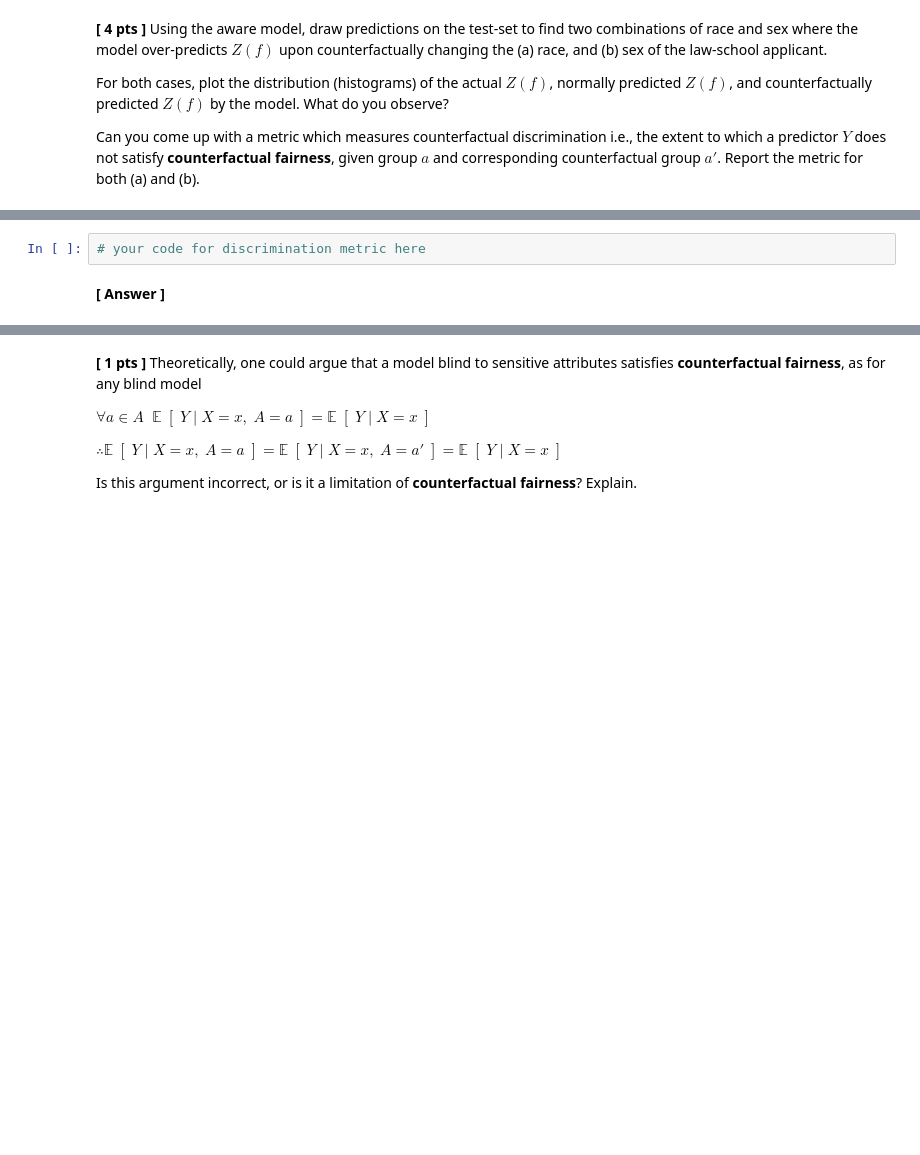
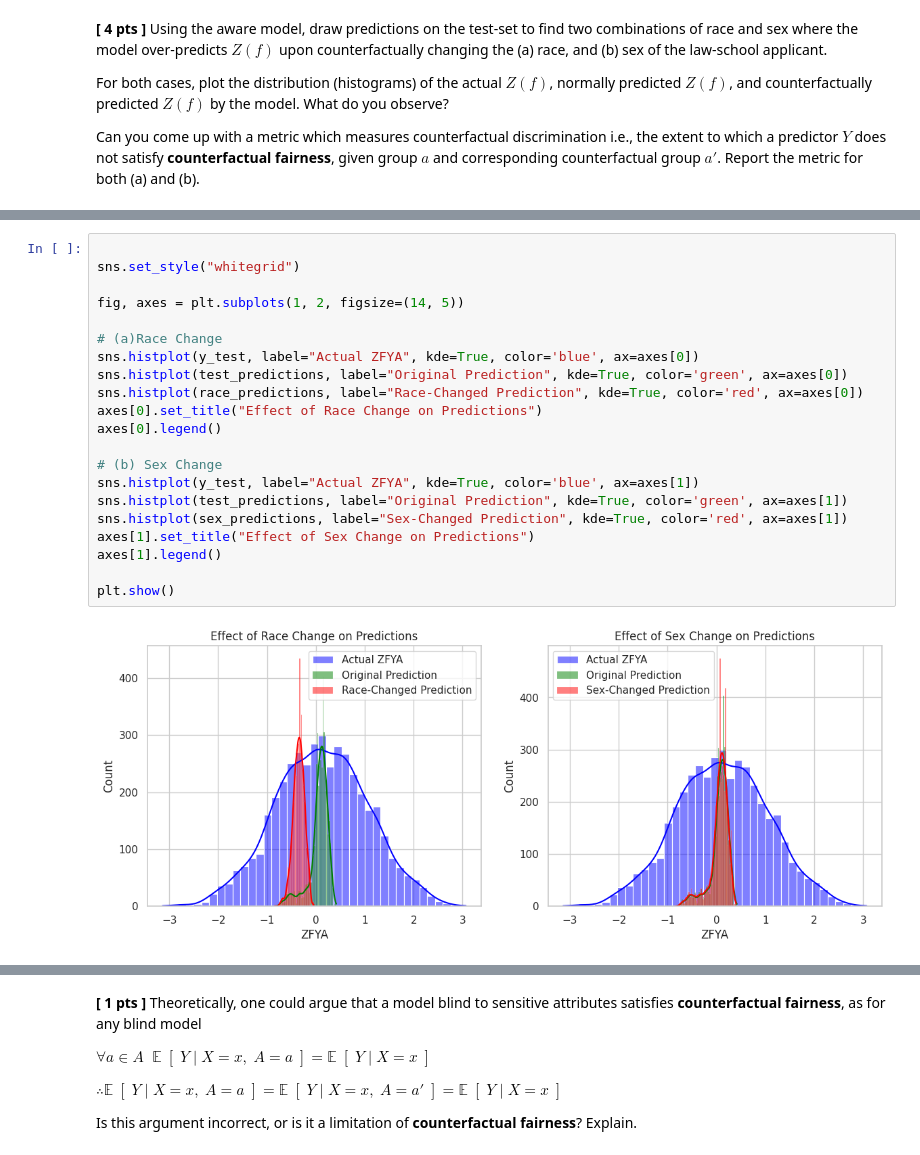
Before and after one commit to ferolaa/FATE, a Jupyter notebook: Lab II - Algorithmic Fairness/Notebook/L2_Algorithmic_Fairness_I_Regression.ipynb, the cells around one changed output, grey strips where cells are left out. Cells and saved outputs as stored; diff of their text form; blank space fills up the shorter version.

```diff
--- a/Lab II - Algorithmic Fairness/Notebook/L2_Algorithmic_Fairness_I_Regression.ipynb
+++ b/Lab II - Algorithmic Fairness/Notebook/L2_Algorithmic_Fairness_I_Regression.ipynb
@@ -576,4 +594,23 @@ test_predictions = models["aware_model"].predict(X_test)
-# %%
-# your code for discrimination metric here
-# %% [markdown]
-**[ Answer ]**
+# %%
+
+sns.set_style("whitegrid")
+
+fig, axes = plt.subplots(1, 2, figsize=(14, 5))
+
+# (a)Race Change
+sns.histplot(y_test, label="Actual ZFYA", kde=True, color='blue', ax=axes[0])
+sns.histplot(test_predictions, label="Original Prediction", kde=True, color='green', ax=axes[0])
+sns.histplot(race_predictions, label="Race-Changed Prediction", kde=True, color='red', ax=axes[0])
+axes[0].set_title("Effect of Race Change on Predictions")
+axes[0].legend()
+
+# (b) Sex Change
+sns.histplot(y_test, label="Actual ZFYA", kde=True, color='blue', ax=axes[1])
+sns.histplot(test_predictions, label="Original Prediction", kde=True, color='green', ax=axes[1])
+sns.histplot(sex_predictions, label="Sex-Changed Prediction", kde=True, color='red', ax=axes[1])
+axes[1].set_title("Effect of Sex Change on Predictions")
+axes[1].legend()
+
+plt.show()
+# %% [output]
+[figure, added]
```
Also changed, not shown: parts of 5 cells of this notebook.
